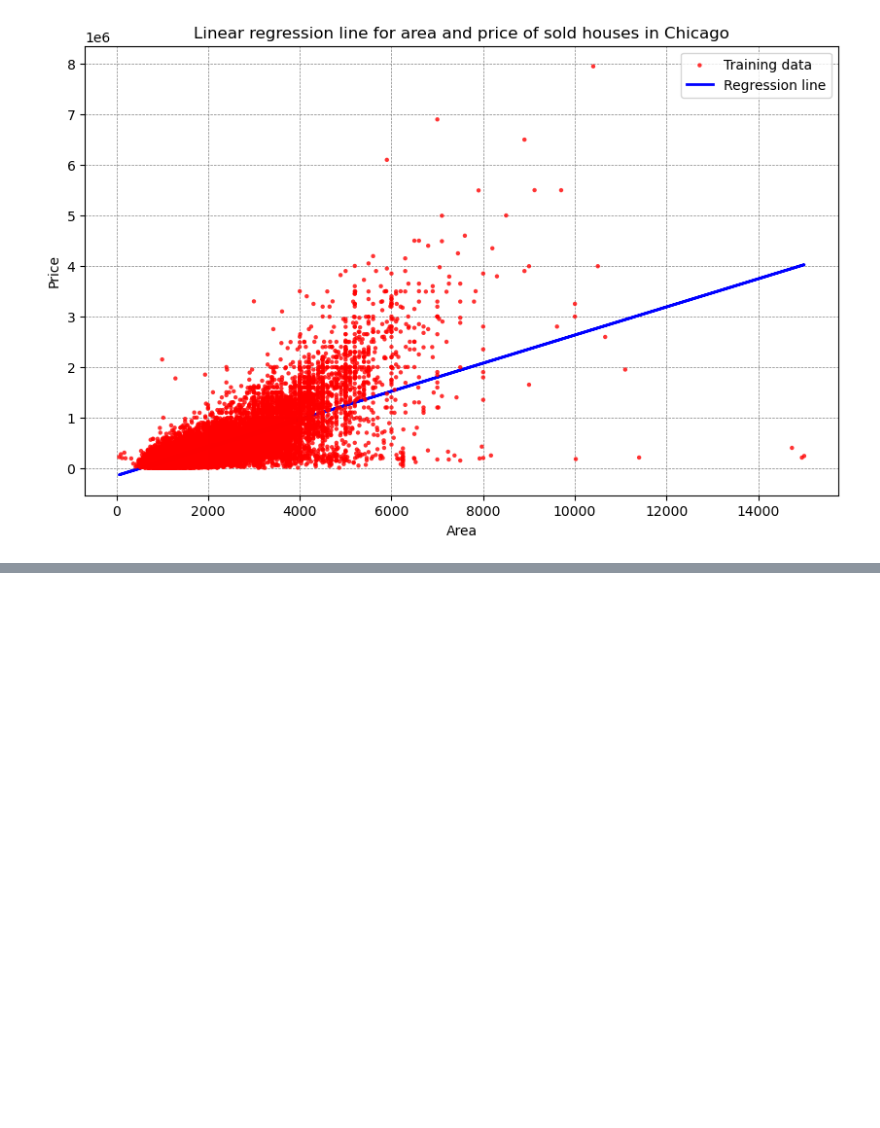
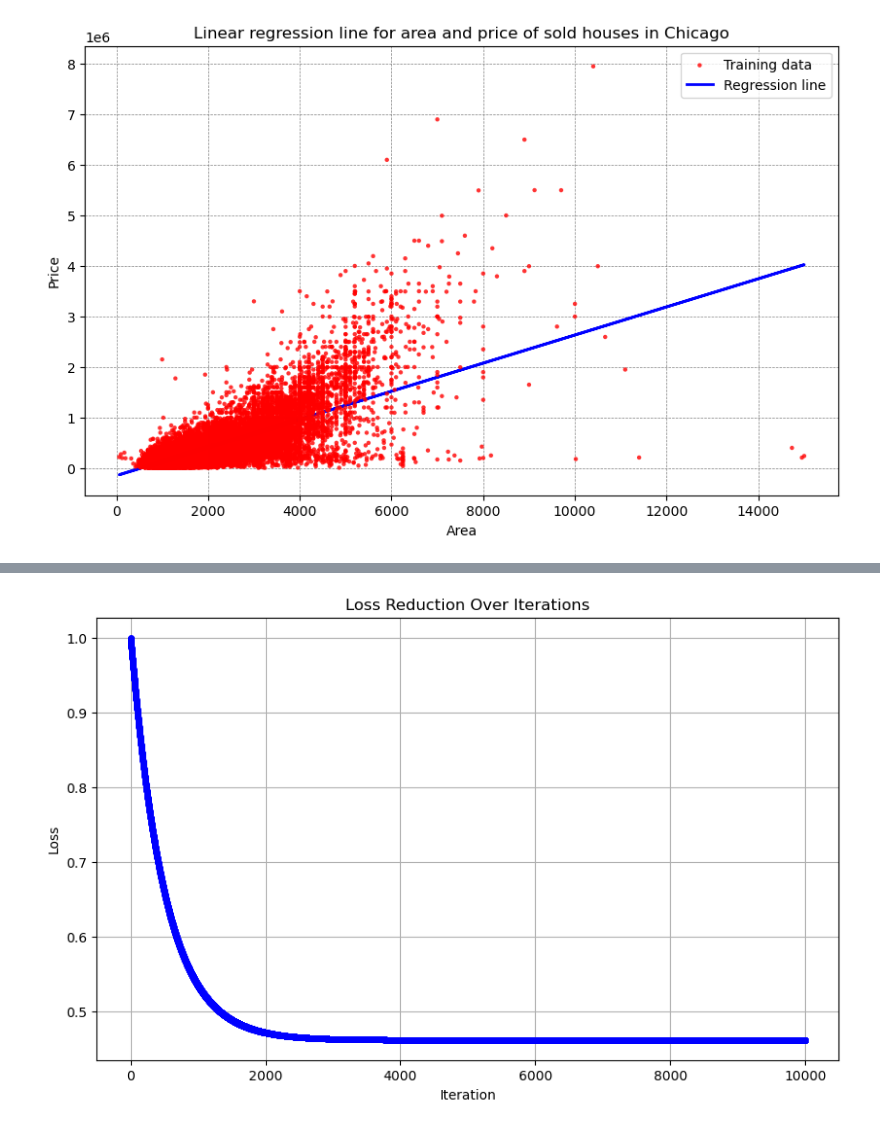
Before and after one commit to Keithsel/mas291-project, a Jupyter notebook: works/regression.ipynb, the cells around one changed output, grey strips where cells are left out. Cells and saved outputs as stored; diff of their text form; code cells hidden in the pictures; blank space fills up the shorter version.

```diff
--- a/works/regression.ipynb
+++ b/works/regression.ipynb
@@ -219,0 +278,10 @@ plt.show()
+# %%
+plt.figure(figsize=(10, 6))
+plt.plot(range(len(loss_history)), loss_history, 'b-o', markersize=4)
+plt.xlabel('Iteration')
+plt.ylabel('Loss')
+plt.title('Loss Reduction Over Iterations')
+plt.grid(True)
+plt.show()
+# %% [output]
+[figure, added]
```
Also changed, not shown: parts of 10 cells of this notebook.
